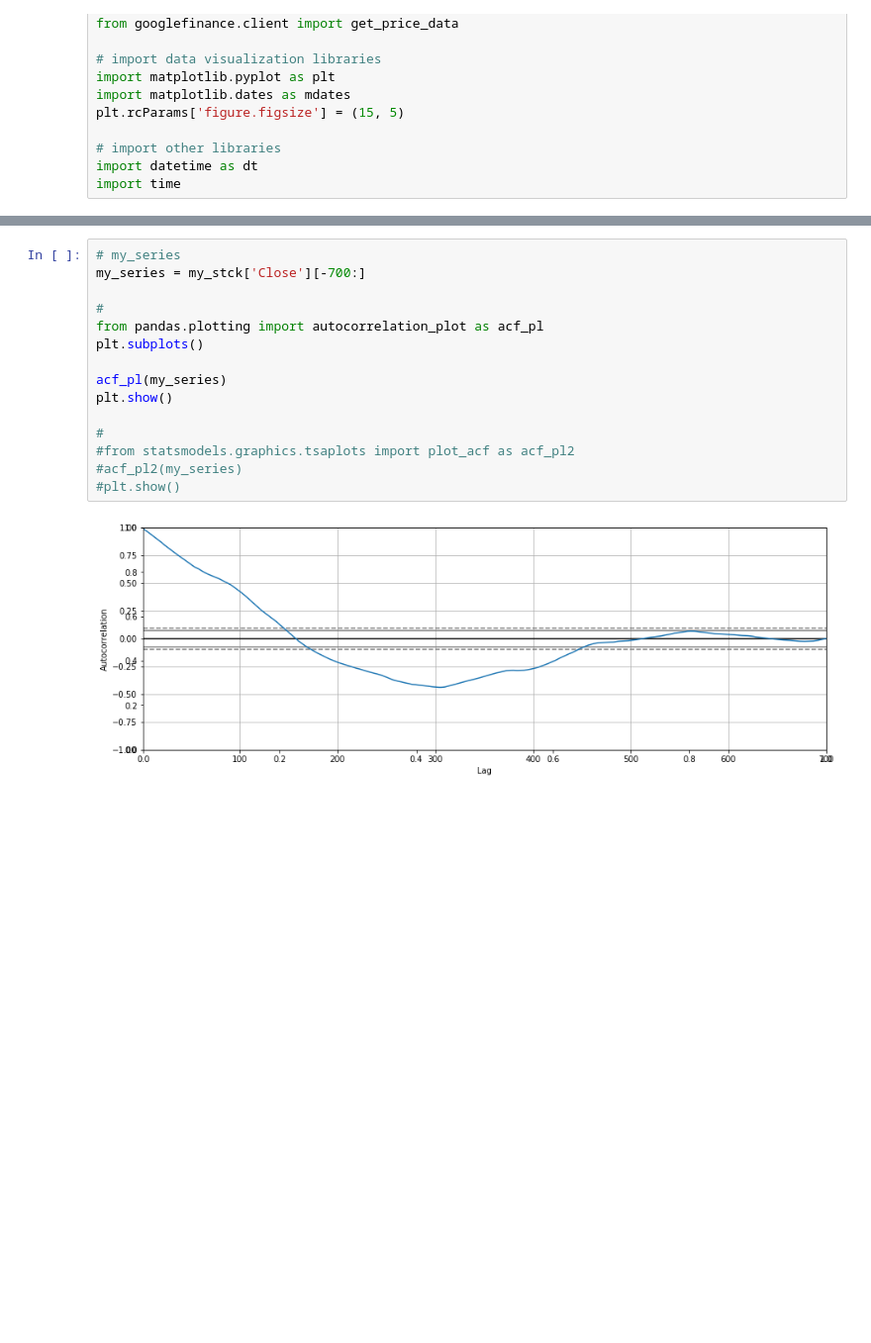
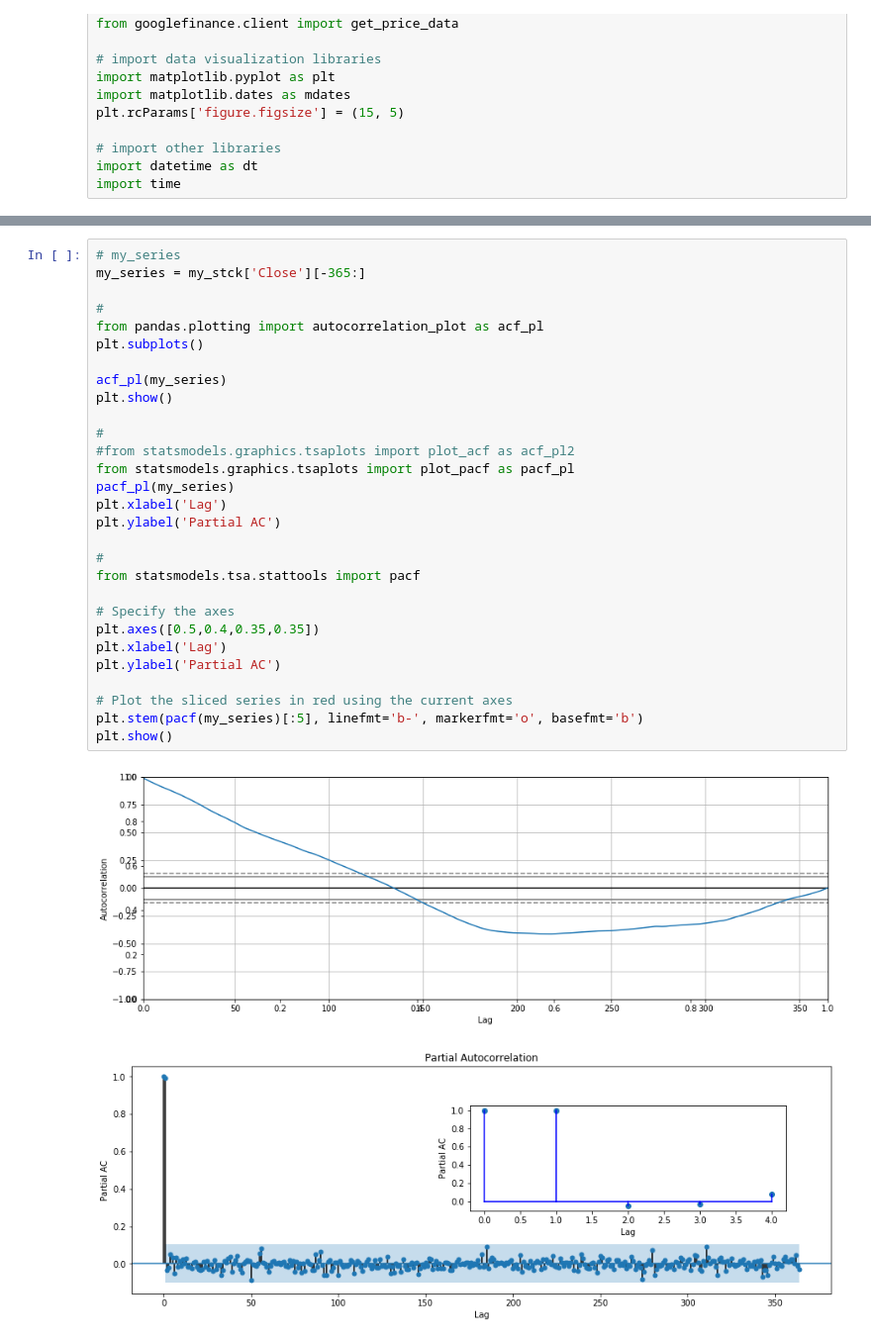
Before and after one commit to amiralishd/Stock-Market-Prediction, a Jupyter notebook: ARIMA.ipynb, the cells around one changed output, grey strips where cells are left out. Shown: that part at 99% size. Drawn from its saved outputs; the diff is of its cells as text; blank space fills up the shorter version.

```diff
--- a/ARIMA.ipynb
+++ b/ARIMA.ipynb
@@ -63,18 +64,33 @@ plt.show()
 [figure]
 # %%
 # my_series
-my_series = my_stck['Close'][-700:]
+my_series = my_stck['Close'][-365:]
 
 #
 from pandas.plotting import autocorrelation_plot as acf_pl
 plt.subplots()
 
 acf_pl(my_series)
 plt.show()
 
 #
 #from statsmodels.graphics.tsaplots import plot_acf as acf_pl2
-#acf_pl2(my_series)
-#plt.show()
+from statsmodels.graphics.tsaplots import plot_pacf as pacf_pl
+pacf_pl(my_series)
+plt.xlabel('Lag')
+plt.ylabel('Partial AC')
+
+#
+from statsmodels.tsa.stattools import pacf
+
+# Specify the axes
+plt.axes([0.5,0.4,0.35,0.35])
+plt.xlabel('Lag')
+plt.ylabel('Partial AC')
+
+# Plot the sliced series in red using the current axes
+plt.stem(pacf(my_series)[:5], linefmt='b-', markerfmt='o', basefmt='b')
+plt.show()
 # %% [output]
-[figure, old version]
+[figure, new version]
+[figure, added]
```
Also changed, not shown: parts of 12 cells of this notebook.
